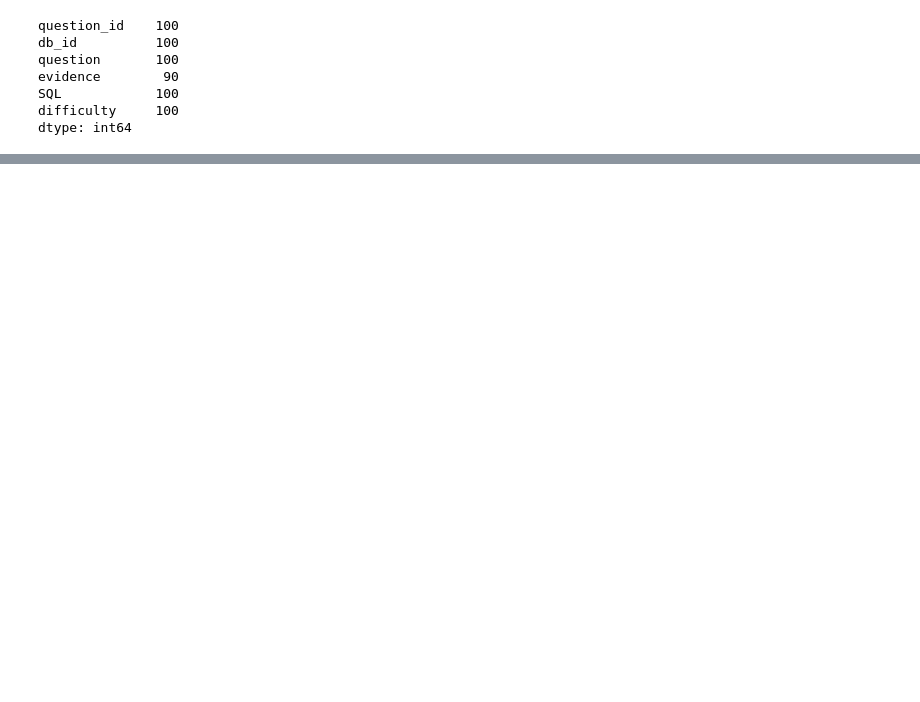
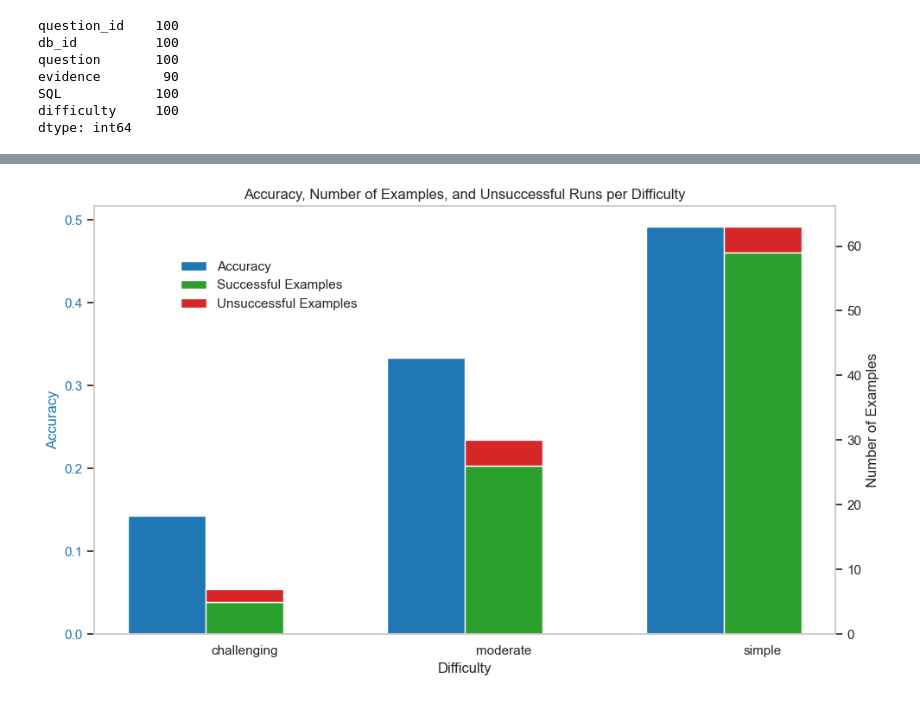
Before and after one commit to AdrianHagen/LLMsAgents-TextToSQL, a Jupyter notebook: evaulation/feedback_agent.ipynb, the cells around one changed output, grey strips where cells are left out. Cells and saved outputs as stored; diff of their text form; code cells hidden in the pictures; blank space fills up the shorter version.

```diff
--- a/evaulation/feedback_agent.ipynb
+++ b/evaulation/feedback_agent.ipynb
@@ -133,0 +135,95 @@ plt.show()
+# %%
+import matplotlib.pyplot as plt
+import pandas as pd
+
+# Ensure all indices align with sorted difficulties
+difficulty_order = sorted(df["difficulty"].unique())
+
+# Calculate metrics, ensuring alignment
+accuracy_per_difficulty = (
+    df.groupby("difficulty")["is_correct"]
+    .mean()
+    .reindex(difficulty_order, fill_value=0)
+)
+successful_examples = (
+    df[df["successful_run"] == True]["difficulty"]
+    .value_counts()
+    .reindex(difficulty_order, fill_value=0)
+)
+unsuccessful_examples = (
+    df[df["successful_run"] == False]["difficulty"]
+    .value_counts()
+    .reindex(difficulty_order, fill_value=0)
+)
+
+# Calculate total examples for consistency (or use successful + unsuccessful)
+examples_per_difficulty = successful_examples + unsuccessful_examples
+
+fig, ax1 = plt.subplots(figsize=(10, 6))  # Adjust figure size if needed
+
+# Plot accuracy per difficulty
+color = "tab:blue"
+ax1.set_xlabel("Difficulty")
+ax1.set_ylabel("Accuracy", color=color)
+ax1.bar(
+    difficulty_order,
+    accuracy_per_difficulty,
+    color=color,
+    label="Accuracy",
+    width=0.3,
+    align="center",
+)
+ax1.tick_params(axis="y", labelcolor=color)
+
+# Create a secondary y-axis to plot examples
+ax2 = ax1.twinx()
+ax2.set_ylabel("Number of Examples")
+
+# Plot examples and unsuccessful runs per difficulty
+width = 0.3  # Adjust bar width
+positions = range(len(difficulty_order))  # Shared x-axis positions
+
+# Stacked bar: successful and unsuccessful runs
+ax2.bar(
+    [p + width for p in positions],
+    successful_examples,
+    color="tab:green",
+    label="Successful Examples",
+    width=width,
+    align="center",
+)
+ax2.bar(
+    [p + width for p in positions],
+    unsuccessful_examples,
+    bottom=successful_examples,
+    color="tab:red",
+    label="Unsuccessful Examples",
+    width=width,
+    align="center",
+)
+
+# Customize tick positions and labels
+ax1.set_xticks([p + width for p in positions])
+ax1.set_xticklabels(difficulty_order)
+
+ax1.grid(False)
+ax2.grid(False)
+
+# Adjust legend placement
+fig.legend(
+    loc="upper left",
+    bbox_to_anchor=(0.1, 0.9),
+    bbox_transform=ax1.transAxes,
+    frameon=False,
+)
+
+# Add title
+plt.title("Accuracy, Number of Examples, and Unsuccessful Runs per Difficulty")
+
+# Save the figure
+fig.savefig(f"runs/{model_name}/{model_type}.png")
+
+fig.tight_layout()
+plt.show()
+# %% [output]
+[figure, added]
```
Also changed, not shown: parts of 7 cells of this notebook, 16 other files.
